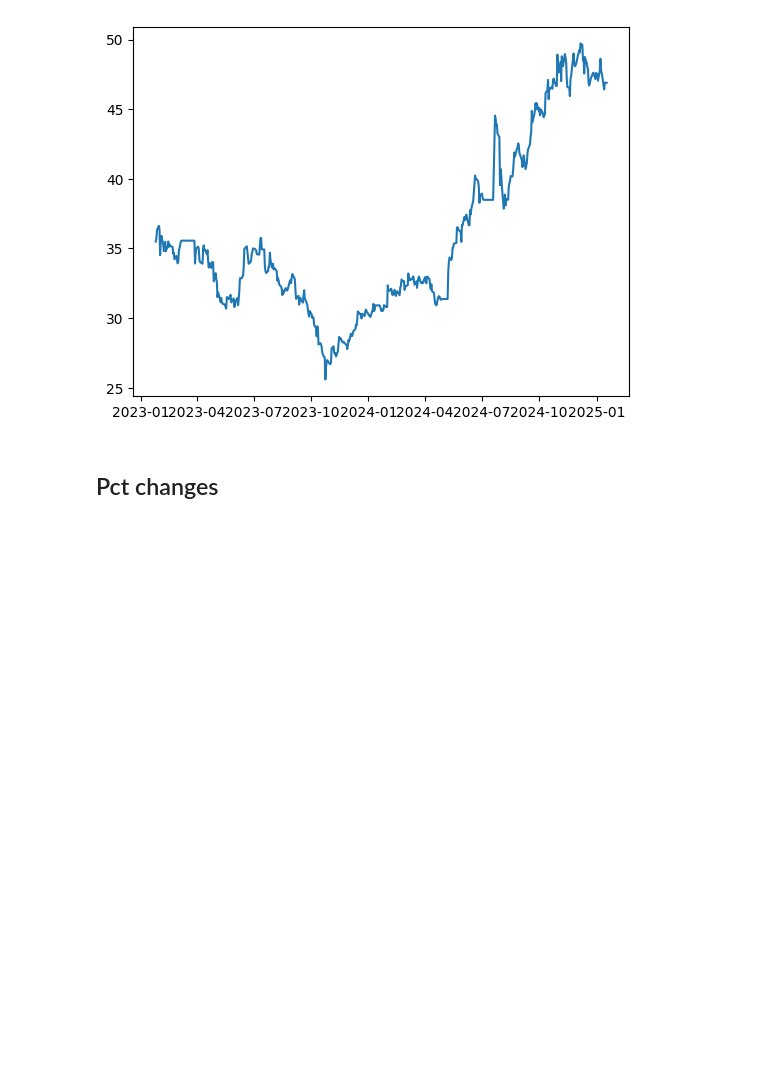
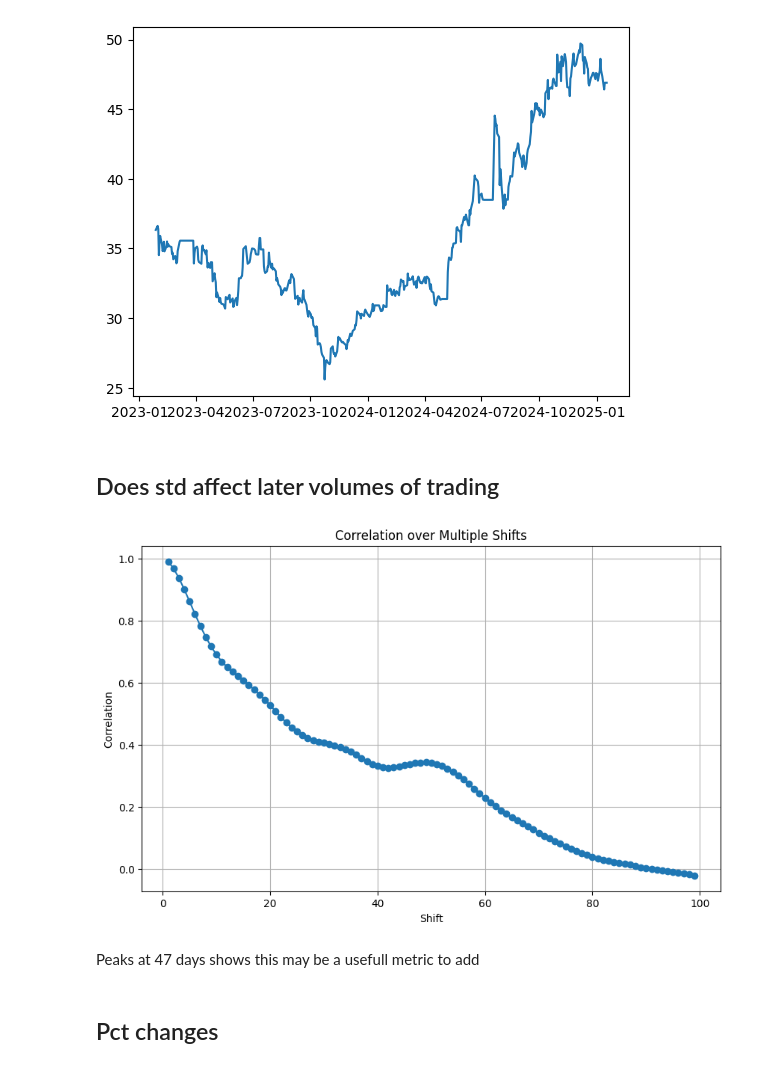
Before and after one commit to Benedictgr97/stock_prediction_v2, a Jupyter notebook: price_predictor.ipynb, the cells around one changed output. Saved outputs shown, nothing was run; the diff lists cells and outputs as text; code cells hidden in the pictures; blank space fills up the shorter version.

```diff
--- a/price_predictor.ipynb
+++ b/price_predictor.ipynb
@@ -236,24 +277,26 @@ stock_prices_df.tail(5)
 ## Excluded Standerd deviation
 Later on it may be beneficial to exclude large fluctuation in stock
 # %%
+stock_prices_df_plot = stock_prices_df.copy()
+
 # Predicting 5 days into the future so use rolling 5 days standerd deviation
-stock_prices_df[pred_stock + '_std'] =  stock_prices_df[pred_stock].rolling(window=20).std()
+stock_prices_df_plot[pred_stock + '_std'] =  stock_prices_df_plot[pred_stock].rolling(window=20).std()
 
 # Initialize the last valid value
-last_valid_value = stock_prices_df.loc[0, 'o_GLW']
+last_valid_value = stock_prices_df_plot.loc[0, 'o_GLW']
 
 # Create a new column 'o_GLW_no_dev' and copy the original 'o_GLW' values
-stock_prices_df['o_GLW_no_dev'] = stock_prices_df['o_GLW']
+stock_prices_df_plot['o_GLW_no_dev'] = stock_prices_df_plot['o_GLW']
 
 # Forward fill the previous stock price when the magnitude of the deviation is greater than a threshold
-for i in range(1, len(stock_prices_df)):
-    threshold = 2 * stock_prices_df.loc[i, 'o_GLW_std']  # Update threshold based on the most recent std
-    if abs(stock_prices_df.loc[i, 'o_GLW'] - last_valid_value) > threshold:
-        stock_prices_df.loc[i, 'o_GLW_no_dev'] = last_valid_value
+for i in range(1, len(stock_prices_df_plot)):
+    threshold = 2 * stock_prices_df_plot.loc[i, 'o_GLW_std']  # Update threshold based on the most recent std
+    if abs(stock_prices_df_plot.loc[i, 'o_GLW'] - last_valid_value) > threshold:
+        stock_prices_df_plot.loc[i, 'o_GLW_no_dev'] = last_valid_value
     else:
-        last_valid_value = stock_prices_df.loc[i, 'o_GLW']
+        last_valid_value = stock_prices_df_plot.loc[i, 'o_GLW']
 
-plt.plot(stock_prices_df['t'] ,stock_prices_df['o_GLW_no_dev'])
+plt.plot(stock_prices_df_plot['t'] ,stock_prices_df_plot['o_GLW_no_dev'])
 # %% [output]
 [<matplotlib.lines.Line2D at 0x...>]
 [figure]
@@ -282,3 +327,33 @@ def remove_deviation(stock_prices_df, target_column):
+# %% [markdown]
+## Does std affect later volumes of trading
+# %%
+shifts = range(1, 100)
+correlations = []
+
+for shift in shifts:
+    shifted_column_o_GLW = stock_prices_df_plot['o_GLW'].shift(-shift)
+    shifted_column_o_GLW_std = stock_prices_df_plot['o_GLW_std'].shift(-shift)
+
+    combined_df = pd.DataFrame({
+        'product': stock_prices_df_plot['o_GLW'] * stock_prices_df_plot['o_GLW_std'],
+        'shifted_product': shifted_column_o_GLW * shifted_column_o_GLW_std
+    }).dropna()
+
+    correlation = np.corrcoef(combined_df['product'], combined_df['shifted_product'])[0, 1]
+    correlations.append(correlation)
+
+# Plotting the results
+plt.figure(figsize=(10, 6))
+plt.plot(shifts, correlations, marker='o')
+plt.title('Correlation over Multiple Shifts')
+plt.xlabel('Shift')
+plt.ylabel('Correlation')
+plt.grid(True)
+plt.show()
+# %% [output]
+[figure, added]
+# %% [markdown]
+Peaks at 47 days shows this may be a usefull metric to add
 # %% [markdown]
 ## Pct changes
 # %%
```
Also changed, not shown: parts of 28 cells of this notebook.
